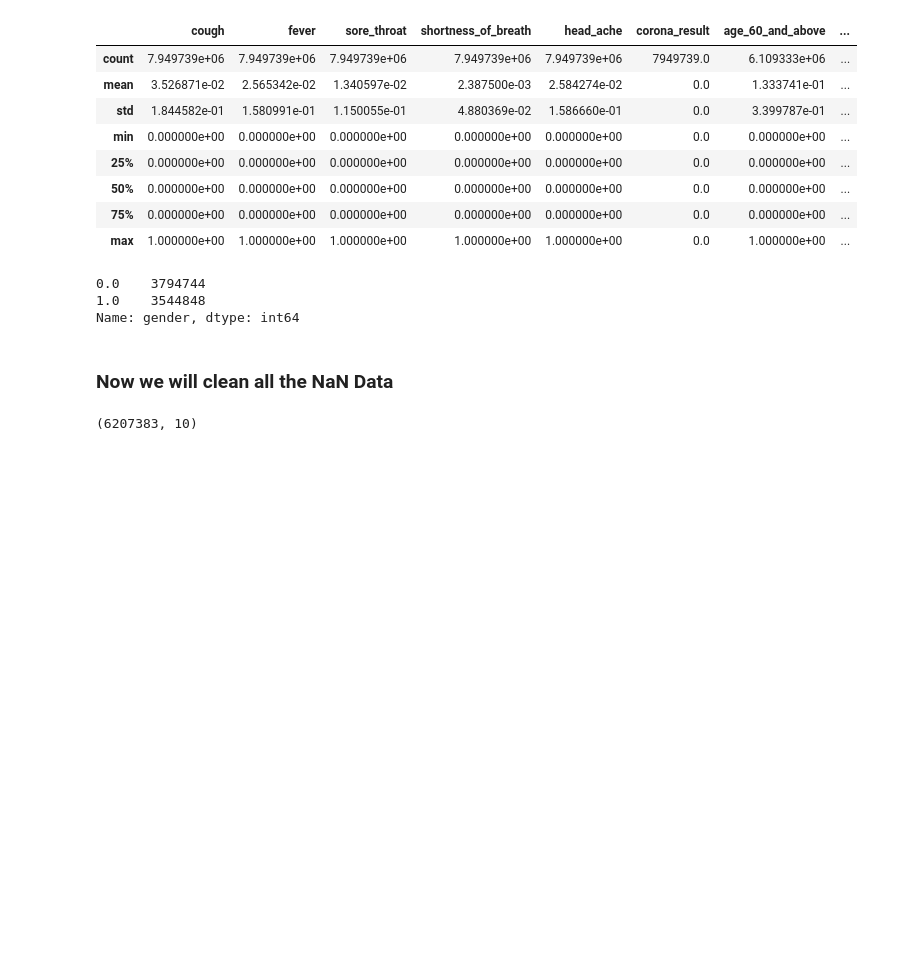
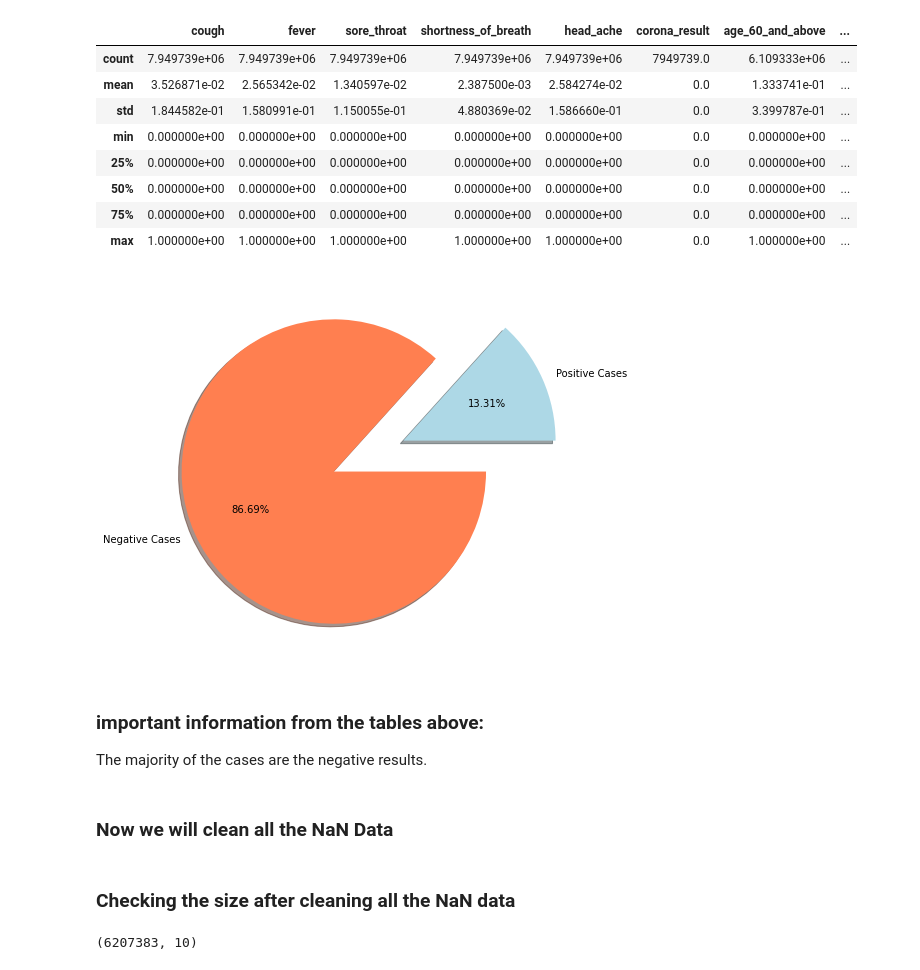
Before and after one commit to royofer123/ml_project, a Jupyter notebook: ml_project.ipynb, the cells around one changed output. Drawn from its saved outputs; the diff is of its cells as text; code cells hidden in the pictures; blank space fills up the shorter version.

```diff
--- a/ml_project.ipynb
+++ b/ml_project.ipynb
@@ -134,17 +166,33 @@ df[df['corona_result']==0].describe()
 | 50% | 0.000000e+00 | 0.000000e+00 | 0.000000e+00 | 0.000000e+00 | 0.000000e+00 | 0.0 | 0.000000e+00 | ... |
 | 75% | 0.000000e+00 | 0.000000e+00 | 0.000000e+00 | 0.000000e+00 | 0.000000e+00 | 0.0 | 0.000000e+00 | ... |
 | max | 1.000000e+00 | 1.000000e+00 | 1.000000e+00 | 1.000000e+00 | 1.000000e+00 | 0.0 | 1.000000e+00 | ... |
-# %%
-df['gender'].value_counts()
-# %% [output]
-0.0    3794744
-1.0    3544848
-Name: gender, dtype: int64
+# %%
+df_negative = df['corona_result'] == 0
+df_positive = df['corona_result'] == 1
+
+labels = 'Positive Cases', 'Negative Cases'
+sizes = [df_positive.sum(), df_negative.sum()]
+colors = ['lightblue', 'coral']
+explode = (0.5, 0)
+
+fig, axs = plt.subplots(figsize=(7, 7))
+plt.pie(sizes, explode=explode, labels=labels, colors=colors,
+autopct='%1.2f%%', shadow=True, startangle=0)
+
+
+plt.show()
+# %% [output]
+[figure, added]
+# %% [markdown]
+### important information from the tables above:
+The majority of the cases are the negative results.
 # %% [markdown]
 ### Now we will clean all the NaN Data
 # %%
 df.isnull().sum()
 df = df.dropna()
+# %% [markdown]
+### Checking the size after cleaning all the NaN data
 # %%
 df.shape
 # %% [output]
```
Also changed, not shown: parts of 14 cells of this notebook.
